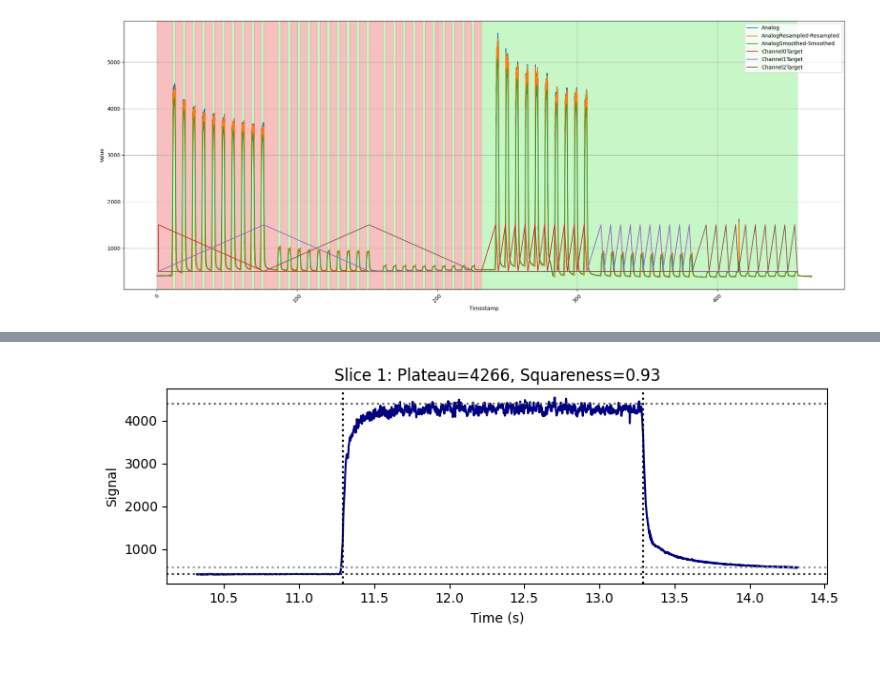
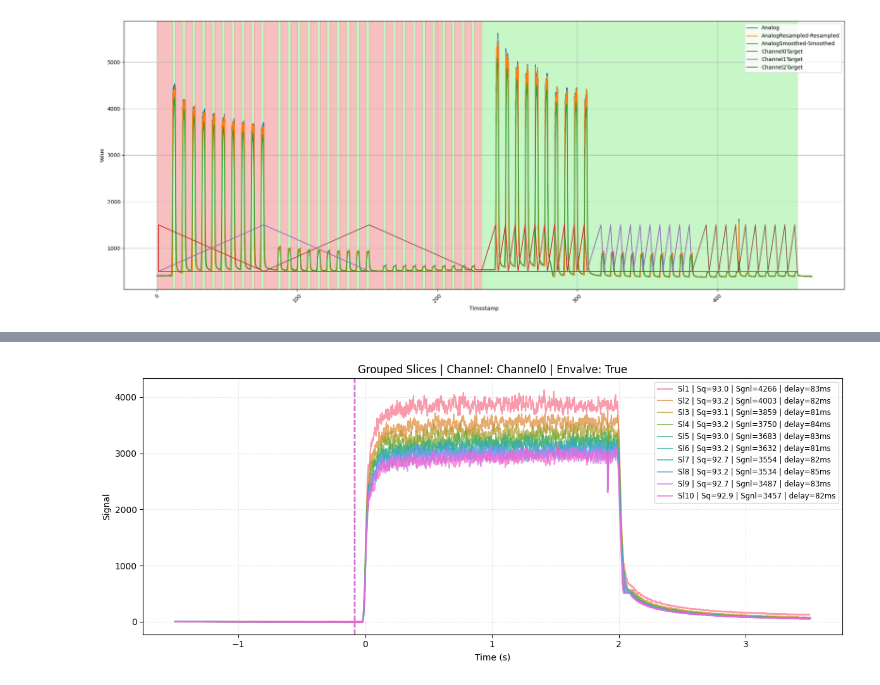
Before and after one commit to DaniAlcAlv/Olfactometer-cal, a Jupyter notebook: open_harp_devices.ipynb, the cells around one changed output, grey strips where cells are left out. Cells and saved outputs as stored; diff of their text form; code cells hidden in the pictures.

Commit message:
Added dashboard

```diff
--- a/open_harp_devices.ipynb
+++ b/open_harp_devices.ipynb
@@ -433,54 +396,90 @@ Time
 import matplotlib.pyplot as plt
 
 df = pd.DataFrame(RegisterDict['Analog'])  # Original signal
+import matplotlib.pyplot as plt
+import seaborn as sns
+import pandas as pd
+from collections import defaultdict
 
 # 1. Statistical Summary
 stats_summary = summary_df.describe()
-
 # print("Statistical Summary:\n", stats_summary)
 
+# Optional: Export summary to CSV
+stats_summary.to_csv("saved/summary_statistics.csv")
 
-# 2. Individual Slice Plots
+
+# 2. Slice plots
+# Combine slice info with metadata
+slice_metadata = pd.DataFrame(slices_info)
+slice_metadata['active_channel'] = summary_df['active_channel'].values
+slice_metadata['pulse_created_by_envalve'] = summary_df['pulse_created_by_envalve'].values
+
+# Group slices by (active_channel, pulse_created_by_envalve)
+grouped_slices = defaultdict(list)
 for i, slice_info in enumerate(slices_info):
-    slice_df = df.loc[(df.index >= slice_info['start_time']) & (df.index <= slice_info['end_time'])]
+    key = (summary_df.loc[i, 'active_channel'], summary_df.loc[i, 'pulse_created_by_envalve'])
+    grouped_slices[key].append((i, slice_info))
 
-    plt.figure(figsize=(8, 3))
-    plt.plot(slice_df.index, slice_df.iloc[:, 0], label='Signal', color = 'navy')
-    plt.axvline(slice_info['pulse_start'], color='0', linestyle=':', label='PulseStart')
-    plt.axvline(slice_info['pulse_end'], color='0', linestyle=':', label='PulseEnd')
-    plt.axhline(slice_info['plateau_q95'], color='0.4', linestyle=':', label='Plateau')
-    plt.axhline(slice_info['before_baseline'], color='0.2', linestyle=':', label='Baseline-left')
-    plt.axhline(slice_info['after_baseline'], color='0.6', linestyle=':', label='Baseline-right')
-    plt.title(f"Slice {i+1}: Plateau={slice_info['plateau_mean']:.0f}, Squareness={slice_info['squareness']:.2f}")
+
+
+# Plot each group in a shared graph
+for (channel, envalve), slices in grouped_slices.items():
+    plt.figure(figsize=(12, 5))
+    colors = sns.color_palette("husl", len(slices))
+    colors = [(r, g, b, 0.7) for r, g, b in colors]  # Add alpha
+
+    for j, (idx, slice_info) in enumerate(slices):
+        slice_df = df.loc[(df.index >= slice_info['start_time']) & (df.index <= slice_info['end_time'])]
+        y = slice_df.iloc[:, 0] - slice_info['before_baseline']
+        aligned_time = slice_df.index - slice_info['pulse_start']
+
+        if slice_info['pulse_created_by_envalve']:
+            plt.axvline(slice_info['t_active_endvalve'] - slice_info['pulse_start'], color=colors[j], linestyle='--')
+            label = f"Sl{idx+1} | Sq={slice_info['squareness']*100:.1f} | Sgnl={slice_info['plateau_mean']:.0f} | delay={slice_info['dt_active_endvalve']*1000:.0f}ms"
+        else:
+            plt.axvline(slice_info['t_active_channel'] - slice_info['pulse_start'], color=colors[j], linestyle='--')
+            label = f"Sl{idx+1} | Sq={slice_info['squareness']*100:.1f} | Sgnl={slice_info['plateau_mean']:.0f} | delay={slice_info['dt_active_channel']*1000:.0f}ms"
+
+        plt.plot(aligned_time, y, label=label, color=colors[j])
+
+    plt.title(f"Grouped Slices | Channel: {channel} | Envalve: {envalve}")
     plt.xlabel("Time (s)")
     plt.ylabel("Signal")
-    # plt.legend()
+    plt.legend(loc='upper right', fontsize='small')
+    plt.grid(True, linestyle=':', alpha=0.5)
     plt.tight_layout()
     plt.show()
 
+
 # 3. Combined Dashboard
-fig, axes = plt.subplots(2, 2, figsize=(12, 8))
-fig.suptitle("Pulse Analysis Dashboard", fontsize=16)
+fig, axes = plt.subplots(2, 2, figsize=(14, 9))
+fig.suptitle("Pulse Analysis Dashboard", fontsize=18, fontweight='bold')
 
 # Peak Values
-axes[0, 0].bar(summary_df.index, summary_df['peak_value'], color='skyblue')
+sns.barplot(x=summary_df.index, y='peak_value', hue=summary_df.index, data=summary_df, ax=axes[0, 0], palette='Blues_d')
 axes[0, 0].set_title("Peak Values")
 axes[0, 0].set_xlabel("Slice")
 axes[0, 0].set_ylabel("Peak Value")
+axes[0, 0].grid(True, linestyle=':', alpha=0.5)
 
 # Squareness
-axes[0, 1].bar(summary_df.index, summary_df['squareness'], color='orange')
+sns.barplot(x=summary_df.index, y='squareness', hue=summary_df.index, data=summary_df, ax=axes[0, 1], palette='Oranges')
 axes[0, 1].set_title("Squareness")
 axes[0, 1].set_xlabel("Slice")
 axes[0, 1].set_ylabel("Squareness")
+axes[0, 1].grid(True, linestyle=':', alpha=0.5)
 
-# AUC Distribution
-axes[1, 0].hist(summary_df['auc'], bins=10, color='green', alpha=0.7)
-axes[1, 0].set_title("AUC Distribution")
-axes[1, 0].set_xlabel("AUC")
-axes[1, 0].set_ylabel("Frequency")
+# Plateau Mean
+sns.lineplot(x=summary_df.index, y='plateau_mean', hue=summary_df.index, data=summary_df, ax=axes[1, 0], marker='o', color='green')
+axes[1, 0].set_title("Plateau Mean")
+axes[1, 0].set_xlabel("Slice")
+axes[1, 0].set_ylabel("Plateau Value")
+axes[1, 0].grid(True, linestyle=':', alpha=0.5)
 
-plt.tight_layout(rect=[0, 0, 1, 0.96])
+
+
+plt.tight_layout(rect=[0, 0, 1, 0.95])
 plt.show()
 # %% [output]
-[figure, old version]
+[figure, new version]
```
Also changed, not shown: parts of 3 cells of this notebook, 1 other file.
